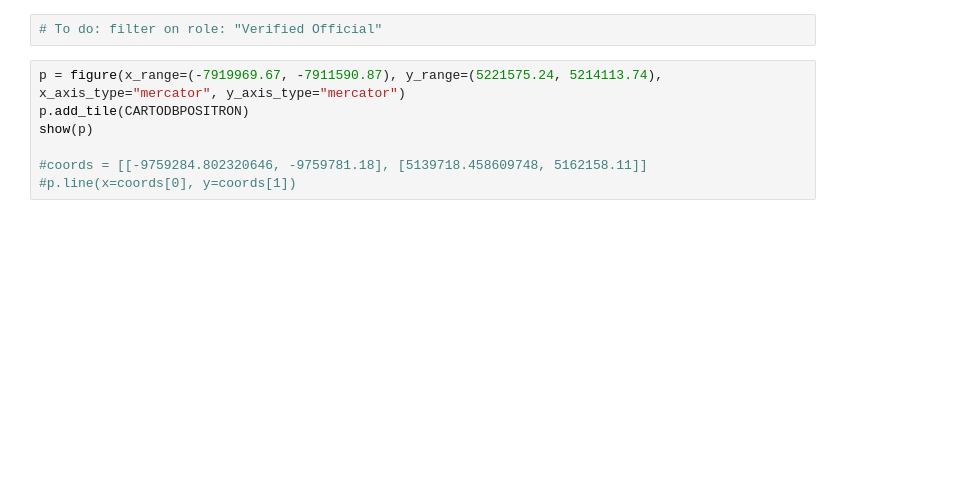
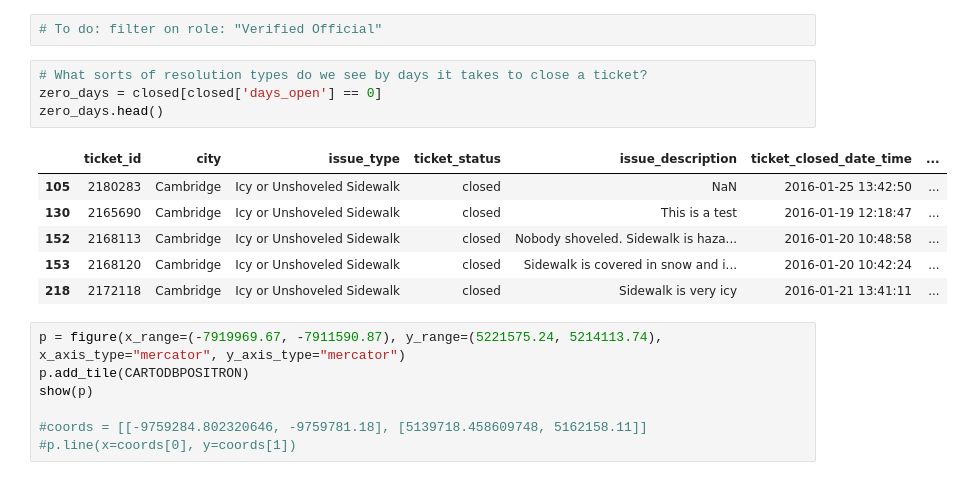
Before and after one commit to j-t-t/analysis, a Jupyter notebook: snow.ipynb, the cells around one changed output. Cells and saved outputs as stored; diff of their text form; blank space fills up the shorter version.

```diff
--- a/snow.ipynb
+++ b/snow.ipynb
@@ -155,5 +213,16 @@ other_resolution.head()
 # %%
 # To do: filter on role: "Verified Official"
+# %%
+# What sorts of resolution types do we see by days it takes to close a ticket?
+zero_days = closed[closed['days_open'] == 0]
+zero_days.head()
+# %% [output]
+|  | ticket_id | city | issue_type | ticket_status | issue_description | ticket_closed_date_time | ... |
+| 105 | 2180283 | Cambridge | Icy or Unshoveled Sidewalk | closed | NaN | 2016-01-25 13:42:50 | ... |
+| 130 | 2165690 | Cambridge | Icy or Unshoveled Sidewalk | closed | This is a test | 2016-01-19 12:18:47 | ... |
+| 152 | 2168113 | Cambridge | Icy or Unshoveled Sidewalk | closed | Nobody shoveled. Sidewalk is haza... | 2016-01-20 10:48:58 | ... |
+| 153 | 2168120 | Cambridge | Icy or Unshoveled Sidewalk | closed | Sidewalk is covered in snow and i... | 2016-01-20 10:42:24 | ... |
+| 218 | 2172118 | Cambridge | Icy or Unshoveled Sidewalk | closed | Sidewalk is very icy | 2016-01-21 13:41:11 | ... |
 # %%
 p = figure(x_range=(-7919969.67, -7911590.87), y_range=(5221575.24, 5214113.74), x_axis_type="mercator", y_axis_type="mercator")
 p.add_tile(CARTODBPOSITRON)
```
Also changed, not shown: parts of 6 cells of this notebook, 1 other file.
